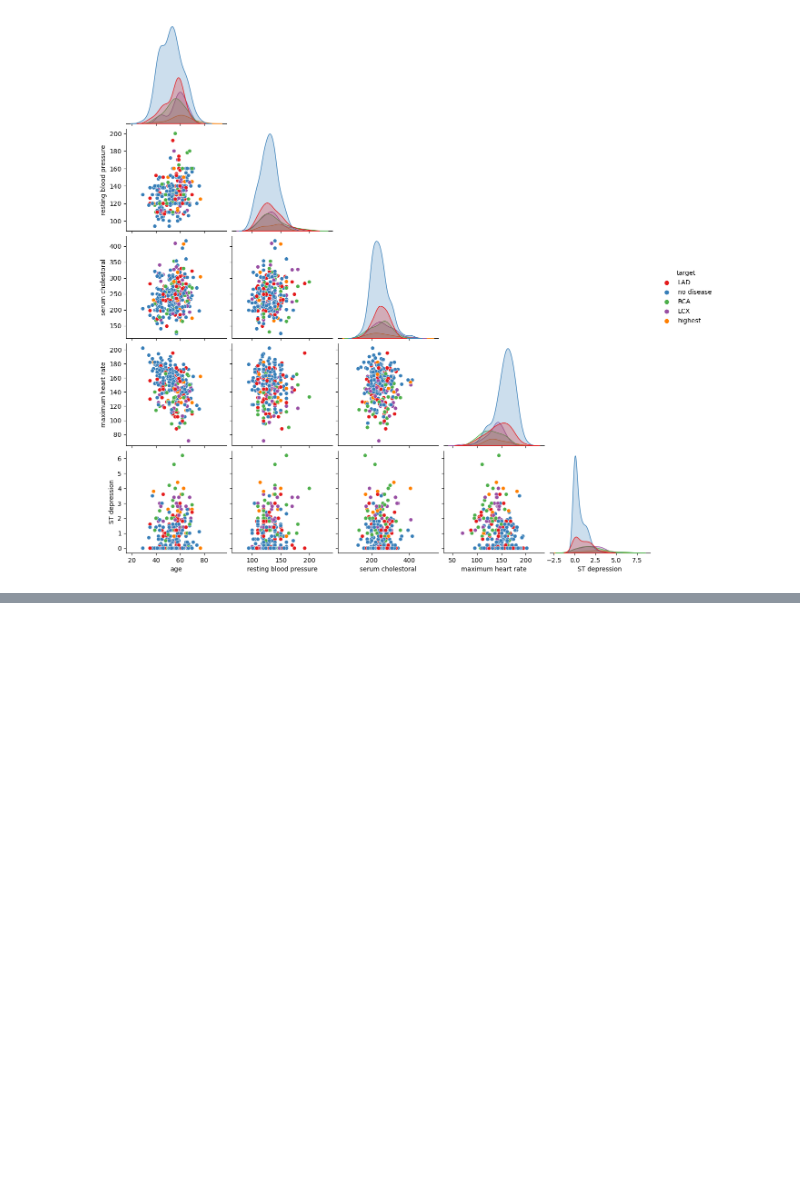
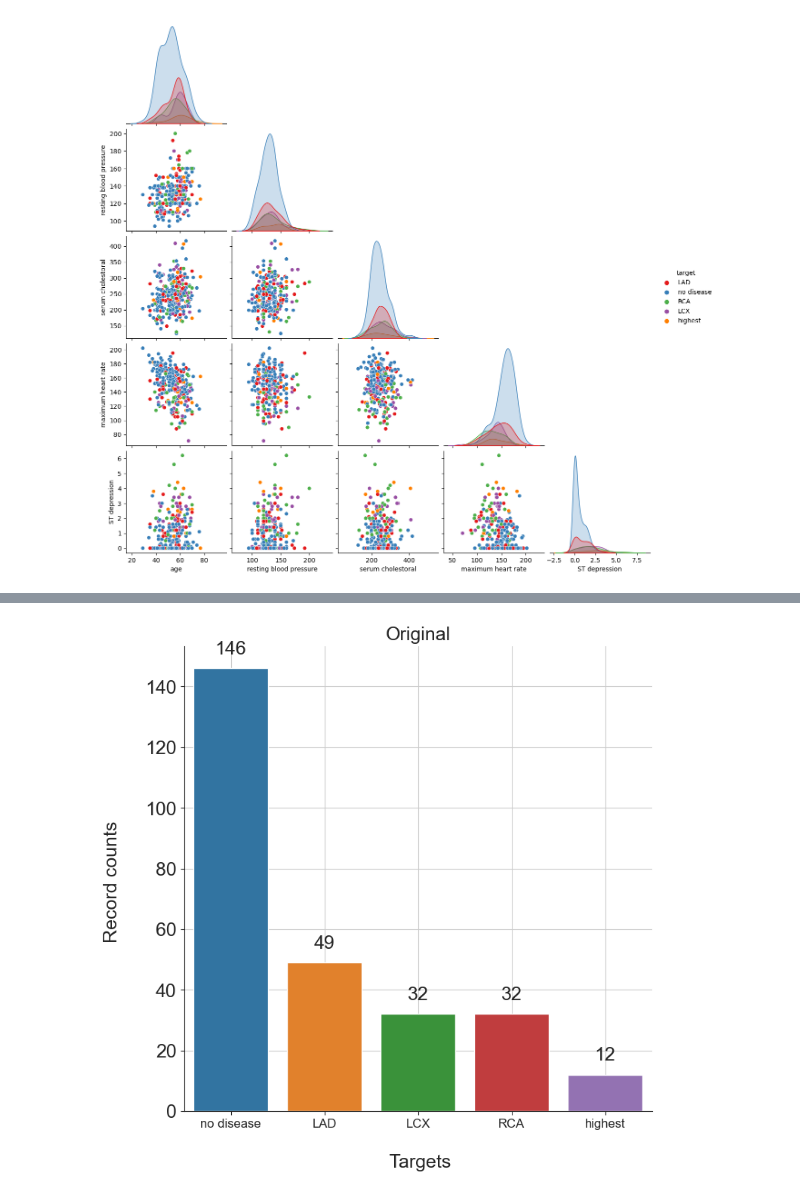
Before and after one commit to Nicola-Ibrahim/Heart-Diseases-Prediction, a Jupyter notebook: notebooks/multiclass/01b_analytics.ipynb, the cells around one changed output, grey strips where cells are left out. Cells and saved outputs as stored; diff of their text form; code cells hidden in the pictures; blank space fills up the shorter version.

```diff
--- a/notebooks/multiclass/01b_analytics.ipynb
+++ b/notebooks/multiclass/01b_analytics.ipynb
@@ -242,0 +239,32 @@ sns.pairplot(
+# %%
+def plot_balancing(
+    data: pd.DataFrame, class_: str, title: str = None, to_image: str = None
+):
+    fig = plt.figure(figsize=(8, 8))
+    ax = fig.add_subplot()
+    sns.countplot(x=class_, data=data, orient="h", ax=ax)
+
+    sns.despine(left=False, bottom=False)
+    sns.set_style("ticks", {"axes.grid": True})
+    ax.set_xticklabels(["no disease", "LAD", "LCX", "RCA", "highest"])
+    ax.set_title(title, fontsize=18)
+    ax.set_xlabel("\n Targets", fontsize=18)
+    ax.set_ylabel("Record counts \n", fontsize=18)
+
+    ax.tick_params(axis="x", labelsize=12)
+    ax.tick_params(axis="y", labelsize=18)
+
+    ax.bar_label(ax.containers[0], fontsize=18, padding=10)
+    plt.grid(axis="x")
+
+    if to_image:
+        fig.savefig(FIG_DIR + "balancing/" + to_image, bbox_inches="tight")
+# %%
+plot_balancing(
+    data=df_train,
+    class_="target",
+    title="Original",
+    to_image="original_balance.jpg",
+)
+# %% [output]
+[figure, added]
```
Also changed, not shown: parts of 3 cells of this notebook.
